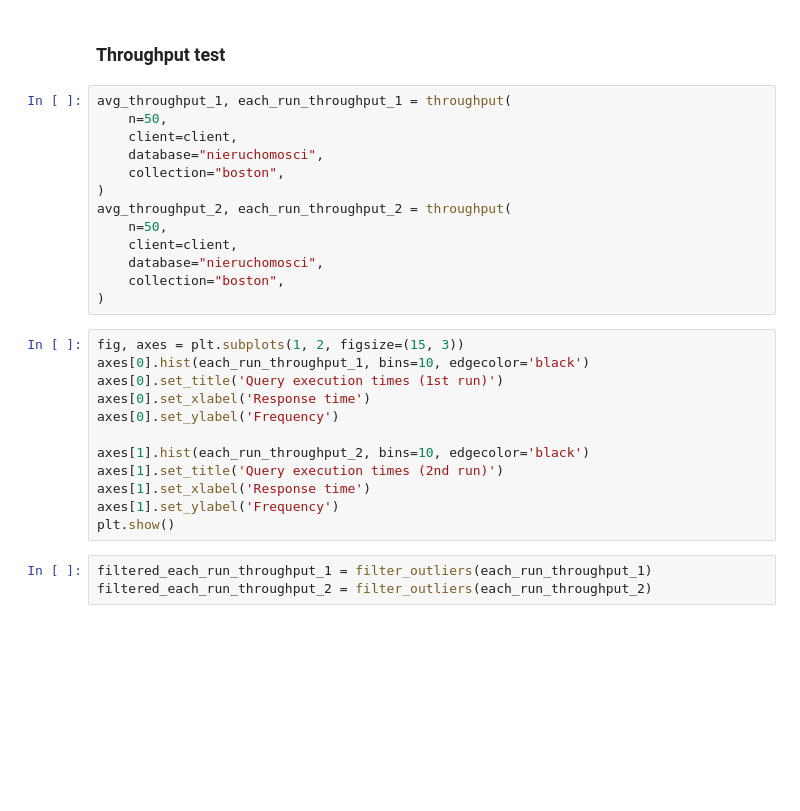
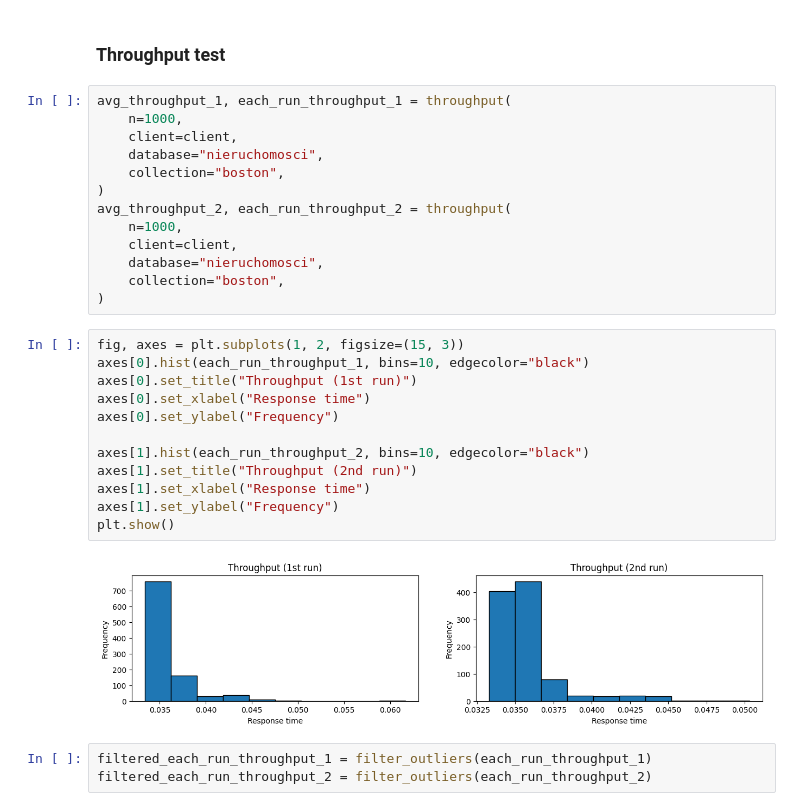
Before and after one commit to Matiar15/ODZD, a Jupyter notebook: src/tests.ipynb, the cells around one changed output. Saved outputs shown, nothing was run; the diff lists cells and outputs as text; blank space fills up the shorter version.

```diff
--- a/src/tests.ipynb
+++ b/src/tests.ipynb
@@ -127,29 +211,31 @@ is_statistically_significant(first_data=filtered_each_run_query_execution_time_1
 ### Throughput test
 # %%
 avg_throughput_1, each_run_throughput_1 = throughput(
-    n=50,
+    n=1000,
     client=client,
     database="nieruchomosci",
     collection="boston",
 )
 avg_throughput_2, each_run_throughput_2 = throughput(
-    n=50,
+    n=1000,
     client=client,
     database="nieruchomosci",
     collection="boston",
 )
 # %%
 fig, axes = plt.subplots(1, 2, figsize=(15, 3))
-axes[0].hist(each_run_throughput_1, bins=10, edgecolor='black')
-axes[0].set_title('Query execution times (1st run)')
-axes[0].set_xlabel('Response time')
-axes[0].set_ylabel('Frequency')
+axes[0].hist(each_run_throughput_1, bins=10, edgecolor="black")
+axes[0].set_title("Throughput (1st run)")
+axes[0].set_xlabel("Response time")
+axes[0].set_ylabel("Frequency")
 
-axes[1].hist(each_run_throughput_2, bins=10, edgecolor='black')
-axes[1].set_title('Query execution times (2nd run)')
-axes[1].set_xlabel('Response time')
-axes[1].set_ylabel('Frequency')
+axes[1].hist(each_run_throughput_2, bins=10, edgecolor="black")
+axes[1].set_title("Throughput (2nd run)")
+axes[1].set_xlabel("Response time")
+axes[1].set_ylabel("Frequency")
 plt.show()
+# %% [output]
+[figure, added]
 # %%
 filtered_each_run_throughput_1 = filter_outliers(each_run_throughput_1)
 filtered_each_run_throughput_2 = filter_outliers(each_run_throughput_2)
```
Also changed, not shown: parts of 25 cells of this notebook.
